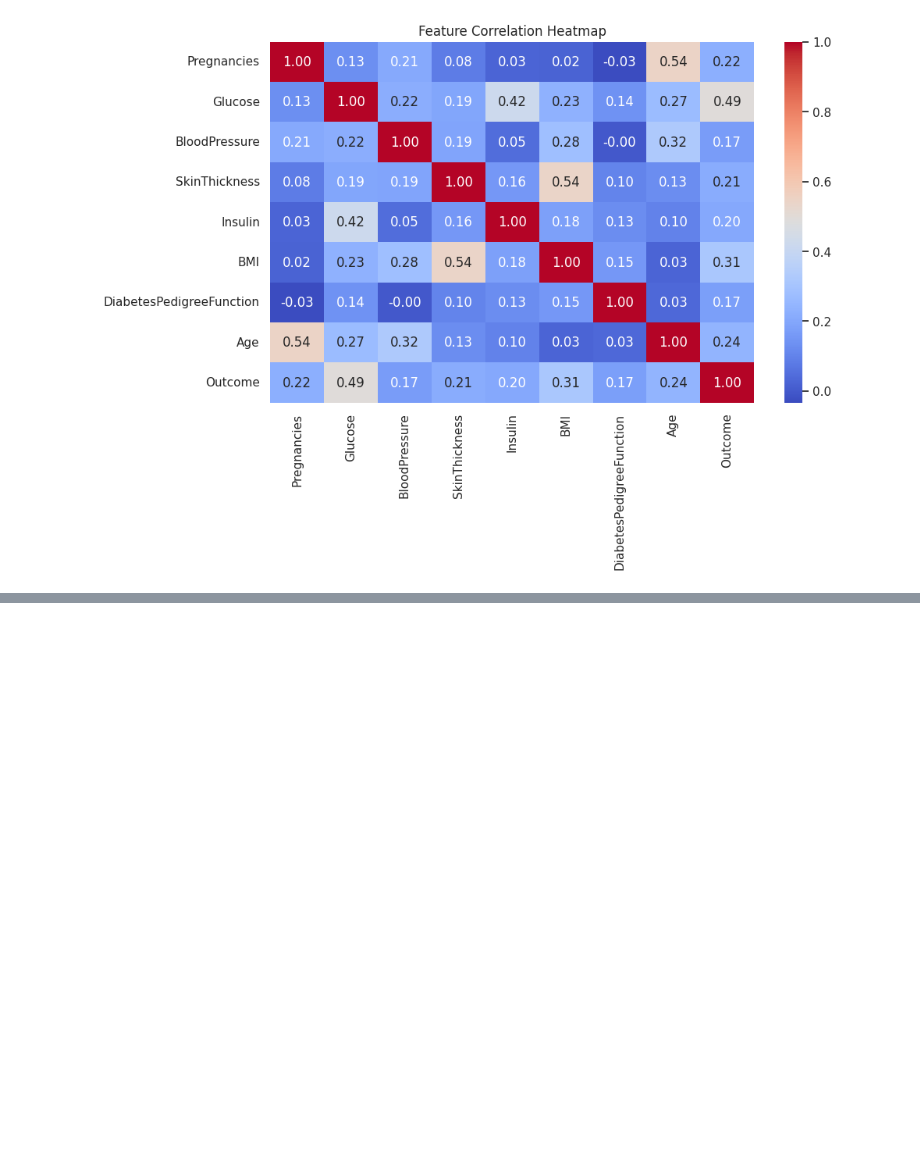
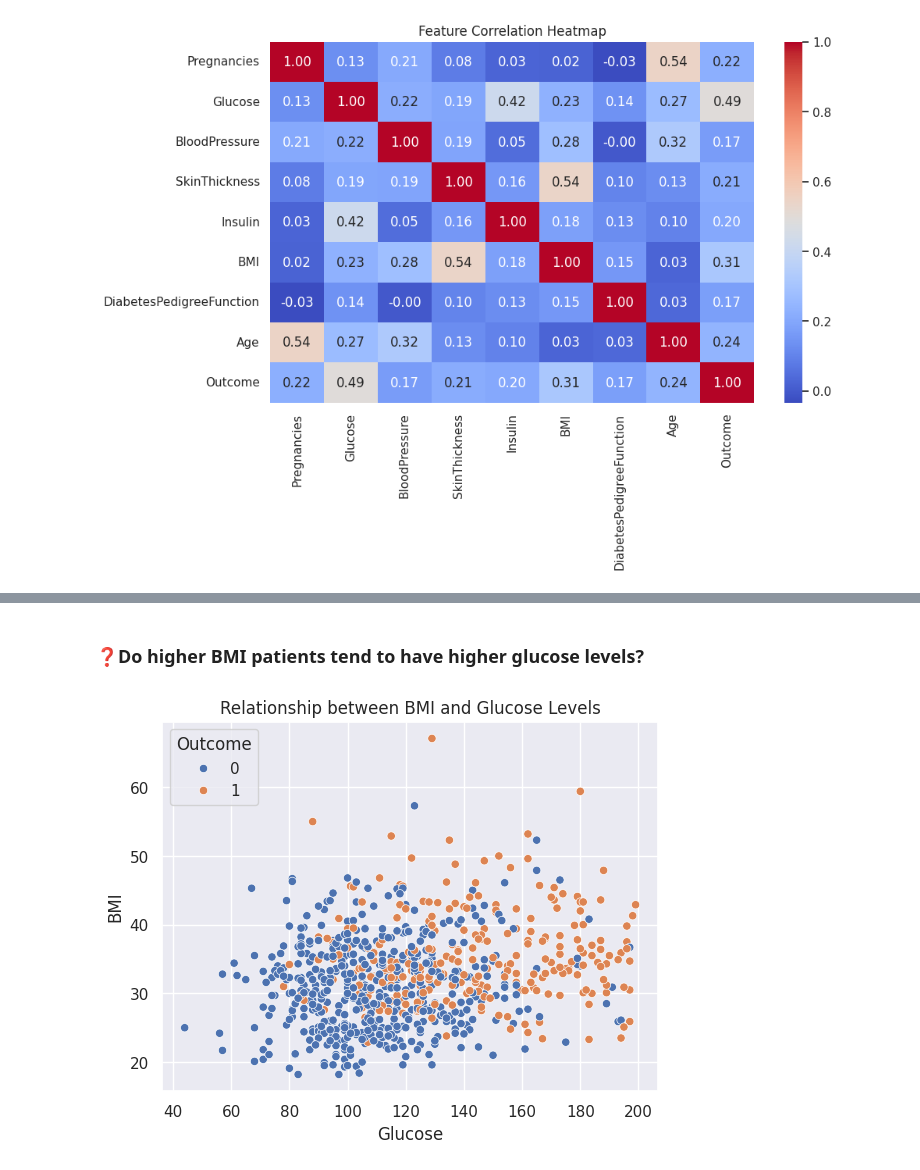
Before and after one commit to saraa-sunny/diabetes-risk-prediction, a Jupyter notebook: notebooks/diabetes_prediction.ipynb, the cells around one changed output, grey strips where cells are left out. Cells and saved outputs as stored; diff of their text form; code cells hidden in the pictures; blank space fills up the shorter version.

```diff
--- a/notebooks/diabetes_prediction.ipynb
+++ b/notebooks/diabetes_prediction.ipynb
@@ -151,0 +224,9 @@ plt.show()
+# %% [markdown]
+### ❓Do higher BMI patients tend to have higher glucose levels?
+# %%
+sns.scatterplot(x='Glucose', y='BMI', hue='Outcome',data=df)
+plt.title("Relationship between BMI and Glucose Levels")
+
+plt.show()
+# %% [output]
+[figure, new version]
```
Also changed, not shown: parts of 45 cells of this notebook.
